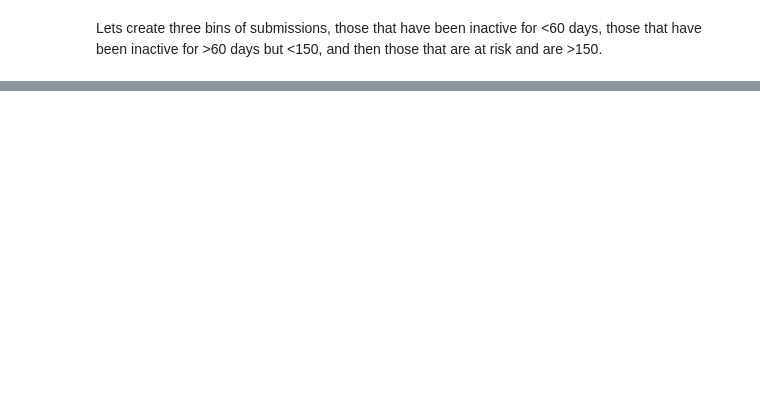
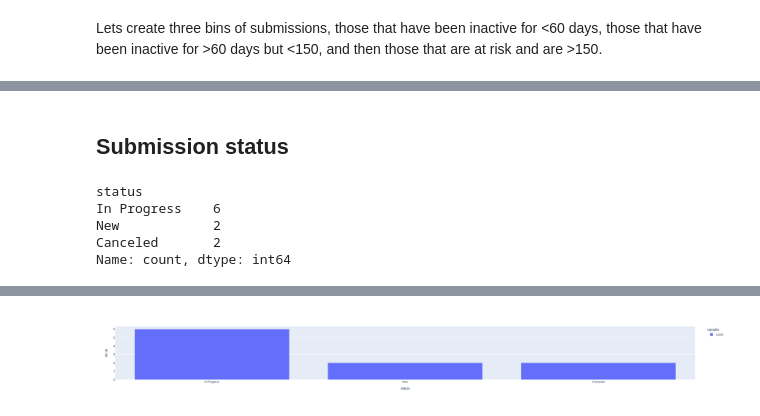
Before and after one commit to pihltd/DataHubAPIDemo, a Jupyter notebook: SubmissionReport.ipynb, the cells around one changed output, grey strips where cells are left out. Saved outputs shown, nothing was run; the diff lists cells and outputs as text; code cells hidden in the pictures; blank space fills up the shorter version.

Commit message:
adding charting

```diff
--- a/SubmissionReport.ipynb
+++ b/SubmissionReport.ipynb
@@ -132,0 +135,14 @@ submission_df.head()
+# %% [markdown]
+## Submission status
+# %%
+print(submission_df['status'].value_counts())
+# %% [output]
+status
+In Progress    6
+New            2
+Canceled       2
+Name: count, dtype: int64
+# %%
+fig = px.bar(submission_df['status'].value_counts())
+fig.show()
+# %% [output]
@@ -132,0 +150 @@ submission_df.head()
+[figure, added]
```
Also changed, not shown: parts of 6 cells of this notebook.
